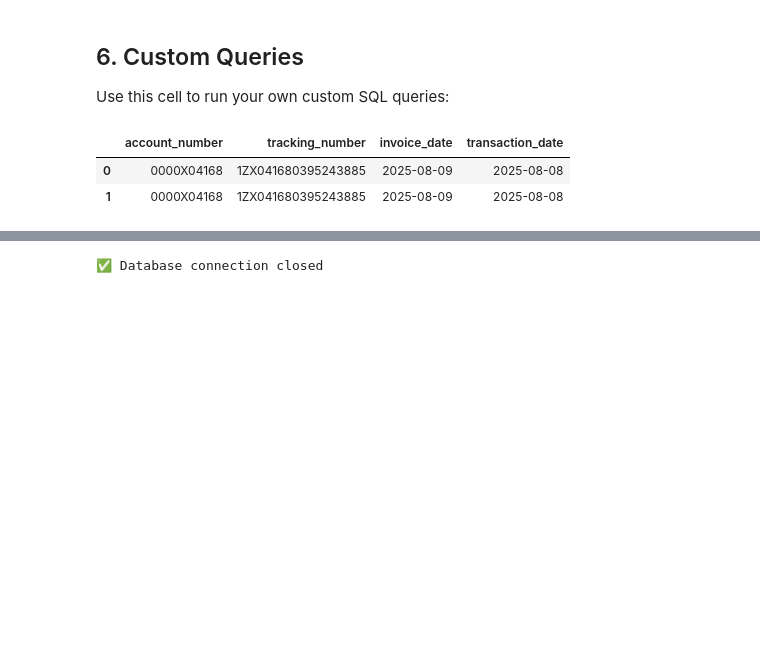
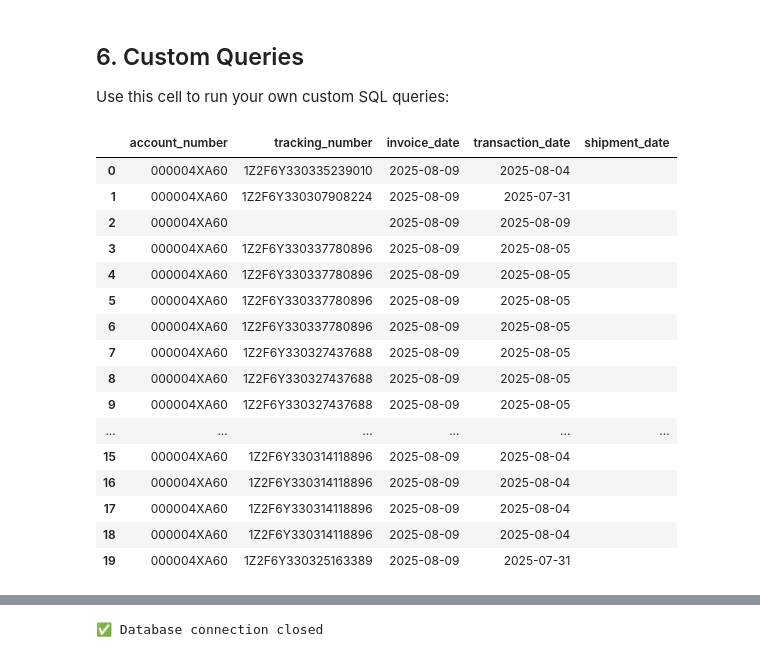
Before and after one commit to Business-Facilitating/void_credit_retrieval_project, a Jupyter notebook: data/notebooks/duckdb_analysis.ipynb, the cells around one changed output, grey strips where cells are left out. Saved outputs shown, nothing was run; the diff lists cells and outputs as text; code cells hidden in the pictures; blank space fills up the shorter version.

```diff
--- a/data/notebooks/duckdb_analysis.ipynb
+++ b/data/notebooks/duckdb_analysis.ipynb
@@ -271,24 +275,38 @@ Use this cell to run your own custom SQL queries:
 # %%
 # Custom query example - modify as needed
 custom_query = """
 SELECT
     account_number,
     tracking_number,
     invoice_date,
-    transaction_date
+    transaction_date,
+    shipment_date
 FROM carrier_invoice_extraction.carrier_invoice_data
-where tracking_number in ('1ZX041680395243885')
-
+limit 20
 
 
 
 """
 
 result_df = conn.execute(custom_query).df()
 display(result_df)
 # Save to CSV
 # result_df.to_csv("tracking_results.csv", index=False)
 # %% [output]
-|  | account_number | tracking_number | invoice_date | transaction_date |
-| 0 | 0000X04168 | 1ZX041680395243885 | 2025-08-09 | 2025-08-08 |
-| 1 | 0000X04168 | 1ZX041680395243885 | 2025-08-09 | 2025-08-08 |
+|  | account_number | tracking_number | invoice_date | transaction_date | shipment_date |
+| 0 | 000004XA60 | 1Z2F6Y330335239010 | 2025-08-09 | 2025-08-04 |  |
+| 1 | 000004XA60 | 1Z2F6Y330307908224 | 2025-08-09 | 2025-07-31 |  |
+| 2 | 000004XA60 |  | 2025-08-09 | 2025-08-09 |  |
+| 3 | 000004XA60 | 1Z2F6Y330337780896 | 2025-08-09 | 2025-08-05 |  |
+| 4 | 000004XA60 | 1Z2F6Y330337780896 | 2025-08-09 | 2025-08-05 |  |
+| 5 | 000004XA60 | 1Z2F6Y330337780896 | 2025-08-09 | 2025-08-05 |  |
+| 6 | 000004XA60 | 1Z2F6Y330337780896 | 2025-08-09 | 2025-08-05 |  |
+| 7 | 000004XA60 | 1Z2F6Y330327437688 | 2025-08-09 | 2025-08-05 |  |
+| 8 | 000004XA60 | 1Z2F6Y330327437688 | 2025-08-09 | 2025-08-05 |  |
+| 9 | 000004XA60 | 1Z2F6Y330327437688 | 2025-08-09 | 2025-08-05 |  |
+| ... | ... | ... | ... | ... | ... |
+| 15 | 000004XA60 | 1Z2F6Y330314118896 | 2025-08-09 | 2025-08-04 |  |
+| 16 | 000004XA60 | 1Z2F6Y330314118896 | 2025-08-09 | 2025-08-04 |  |
+| 17 | 000004XA60 | 1Z2F6Y330314118896 | 2025-08-09 | 2025-08-04 |  |
+| 18 | 000004XA60 | 1Z2F6Y330314118896 | 2025-08-09 | 2025-08-04 |  |
+| 19 | 000004XA60 | 1Z2F6Y330325163389 | 2025-08-09 | 2025-07-31 |  |
```
Also changed, not shown: parts of 2 cells of this notebook, 41 other files.
